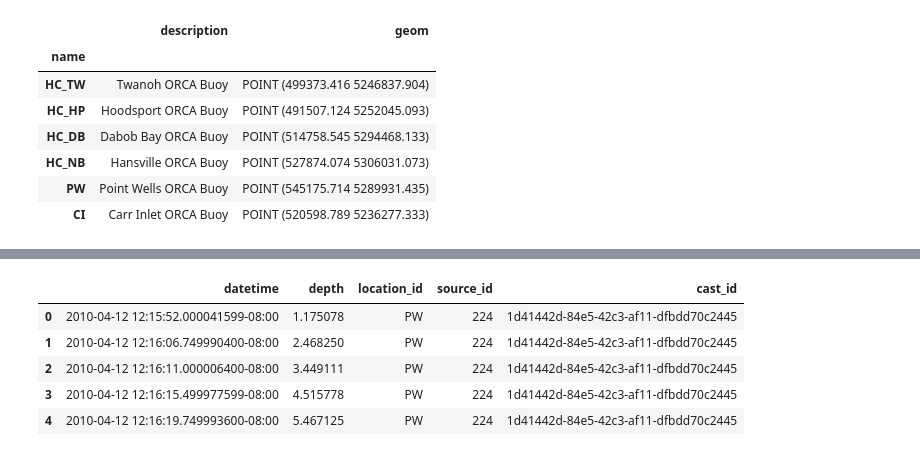
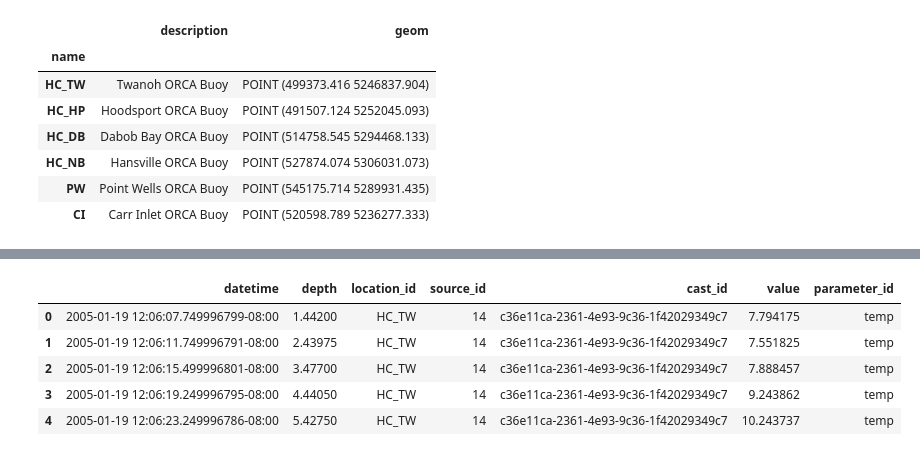
Before and after one commit to bedaro/puget_sound_obsdata, a Jupyter notebook: load_orca_buoys.ipynb, the cells around one changed output, grey strips where cells are left out. Cells and saved outputs as stored; diff of their text form; code cells hidden in the pictures.

Commit message:
Add outlier filtering for buoy data

```diff
--- a/load_orca_buoys.ipynb
+++ b/load_orca_buoys.ipynb
@@ -17,16 +17,35 @@ nwem_stations = [
 #    ['<div class="map-window"><h5>NEMO - Sub-Surface/ESP</h5>47&deg; 58\' N, 124&deg; 57\' W<br>100 meters depth<br><a href="prod_CS_SubSurface.shtml">&raquo; view data</a></div>', 47.9766667, -124.9500000, 'SubSurf'],
 #    ['<div class="map-window"><h5>Bellingham Bay</h5>48&deg; N, 122&deg; W<br>100 meters depth<br><a href="prod_BB_BellBay.shtml">&raquo; view data</a></div>', 48.737601, -122.563964, 'BellBay']
 
+# These data files have not been processed to remove bad data. These parameters
+# control some simple filtering to clean up
+# Threshold values for peak-finding algorithm
+outlier_thresholds = {
+    'temp': 2,
+    'salt': 2,
+    'o2': 3,
+    'chla': 50
+}
+# After peak outliers have been removed, any values outside the given ranges for a
+# parameter will cause the entire cast to be dropped for that parameter
+limits = {
+    'temp': (-5, 30),
+    'salt': (None, 40),
+    'o2': (0, 20)
+}
+
 import glob
 import json
 import uuid
 import os
 from scipy.io import loadmat
+from scipy.signal import find_peaks
 from multiprocessing import Pool
 import pandas as pd
 import geopandas as gpd
 import numpy as np
 from shapely.geometry import Point
+import matplotlib.pyplot as plt
 import db
 # %%
 station_df = pd.DataFrame(nwem_stations, columns=('name','html','lat','lon','description')).drop(columns='html')
@@ -99,7 +119,9 @@ def db_init():
     global thread_con
     thread_con = db.connect()
 # %%
-def extract_nwem(f):
+def extract_nwem(f, debug=False, con=None):
+    if con is None:
+        con = thread_con
     base = os.path.basename(f)
     # Parse the buoy ID from the filename
     location_id = np.vectorize(lambda s: base.startswith(s + '_'))(
@@ -114,11 +136,6 @@ def extract_nwem(f):
         return
 
     matdata = loadmat(f)
-    # There's a weird cast in the Dabob Bay file that has identical date/time
-    # to a later one. I'm removing the earlier one by nan'ing the dates (all
-    # the other data gets dropped with dropna() later).
-    if base == 'HC_DB_CTD_data_bin_web.mat':
-        matdata['Btime'][:,1333] = np.nan
     # Arrays are two-dimensional, with axis 0 corresponding to pressure bins
     # and axis 1 corresponding to cast.
     shape = matdata['Btime'].shape
@@ -135,17 +152,50 @@ def extract_nwem(f):
     data = {
         'temp': matdata['Btemp'].flatten('F'),
         'salt': matdata['Bsal'].flatten('F'),
-        'o2': matdata['Boxy_mgL_cal'].flatten('F'),
-        'chla': matdata['Bfluor_cal'].flatten('F'),
-        'no3': matdata['Bnitrate_cal'].flatten('F')
+        'o2': matdata['Boxy_mgL'].flatten('F'),
+        'chla': matdata['Bfluor'].flatten('F')#,
+        # Nitrate data is all over the place, not reliable
+        #'no3': matdata['Bnitrate'].flatten('F')
     }
 
     for p,d in data.items():
         df['value'] = d
         df['parameter_id'] = p
-        pruned = df.dropna()
-        pruned.to_sql('observations', con=thread_con, schema='obsdata', index=False, if_exists='append')
+        pruned = df.loc[~df.duplicated(subset=('datetime','depth','location_id','parameter_id','value')) &
+            (df['value'] != -555)].dropna()
+        for c,group in pruned.groupby('cast_id'):
+            peaks = find_peaks(group['value'], threshold=outlier_thresholds[p],
+                               width=(0,1))
+            if len(peaks[0]) > 0:
+                if debug:
+                    fig, ax = plt.subplots()
+                    ax.plot(group['value'], -group['depth'])
+                    ax.plot(group['value'].iloc[peaks[0]], -group['depth'].iloc[peaks[0]], 'x')
+                    ax.set(title=f'Peaks found for {p} cast {c}', ylabel='Depth (m)', xlabel=p)
+                for pk in peaks[0]:
+                    pruned = pruned.loc[(pruned['depth'] != group['depth'].iloc[pk]) &
+                                        (pruned['cast_id'] != c)]
+                data_nopeaks = group.reset_index().drop(peaks[0])
+            else:
+                data_nopeaks = group
+            if p in limits and (limits[p][0] is not None and np.any(data_nopeaks['value'] < limits[p][0])
+                                or limits[p][1] is not None and np.any(data_nopeaks['value'] > limits[p][1])):
+                if debug:
+                    fig, ax = plt.subplots()
+                    ax.plot(data_nopeaks['value'], -data_nopeaks['depth'])
+                    if limits[p][0] is not None:
+                        ax.axvline(limits[p][0], linestyle='--', color='tab:orange')
+                    if limits[p][1] is not None:
+                        ax.axvline(limits[p][1], linestyle='--', color='tab:orange')
+                    ax.set(title=f'Out of bounds data found for {p} cast {c}', ylabel='Depth (m)', xlabel=p)
+                # Remove this entire cast
+                pruned = pruned.loc[pruned['cast_id'] != c]
+        if debug:
+            display(f'{len(pruned)} rows for parameter {p}')
+            if len(pruned):
+                display(pruned.head())
+        else:
+            pruned.to_sql('observations', con=con, schema='obsdata', index=False, if_exists='append')
 
-with Pool(initializer=db_init) as p:
-    p.map(extract_nwem, glob.glob(nwem_files))
+extract_nwem(glob.glob(nwem_files)[0], debug=True, con=engine)
 # %% [output]
@@ -152,6 +203,6 @@ with Pool(initializer=db_init) as p:
-|  | datetime | depth | location_id | source_id | cast_id |
-| 0 | 2010-04-12 12:15:52.000041599-08:00 | 1.175078 | PW | 224 | 1d41442d-84e5-42c3-af11-dfbdd70c2445 |
-| 1 | 2010-04-12 12:16:06.749990400-08:00 | 2.468250 | PW | 224 | 1d41442d-84e5-42c3-af11-dfbdd70c2445 |
-| 2 | 2010-04-12 12:16:11.000006400-08:00 | 3.449111 | PW | 224 | 1d41442d-84e5-42c3-af11-dfbdd70c2445 |
-| 3 | 2010-04-12 12:16:15.499977599-08:00 | 4.515778 | PW | 224 | 1d41442d-84e5-42c3-af11-dfbdd70c2445 |
-| 4 | 2010-04-12 12:16:19.749993600-08:00 | 5.467125 | PW | 224 | 1d41442d-84e5-42c3-af11-dfbdd70c2445 |
+|  | datetime | depth | location_id | source_id | cast_id | value | parameter_id |
+| 0 | 2005-01-19 12:06:07.749996799-08:00 | 1.44200 | HC_TW | 14 | c36e11ca-2361-4e93-9c36-1f42029349c7 | 7.794175 | temp |
+| 1 | 2005-01-19 12:06:11.749996791-08:00 | 2.43975 | HC_TW | 14 | c36e11ca-2361-4e93-9c36-1f42029349c7 | 7.551825 | temp |
+| 2 | 2005-01-19 12:06:15.499996801-08:00 | 3.47700 | HC_TW | 14 | c36e11ca-2361-4e93-9c36-1f42029349c7 | 7.888457 | temp |
+| 3 | 2005-01-19 12:06:19.249996795-08:00 | 4.44050 | HC_TW | 14 | c36e11ca-2361-4e93-9c36-1f42029349c7 | 9.243862 | temp |
+| 4 | 2005-01-19 12:06:23.249996786-08:00 | 5.42750 | HC_TW | 14 | c36e11ca-2361-4e93-9c36-1f42029349c7 | 10.243737 | temp |
```
Also changed, not shown: parts of 4 cells of this notebook.
